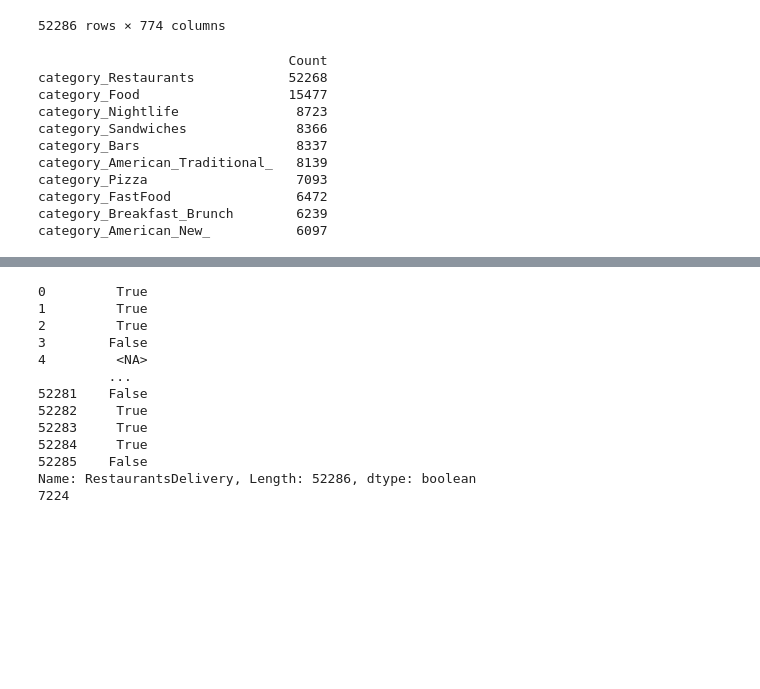
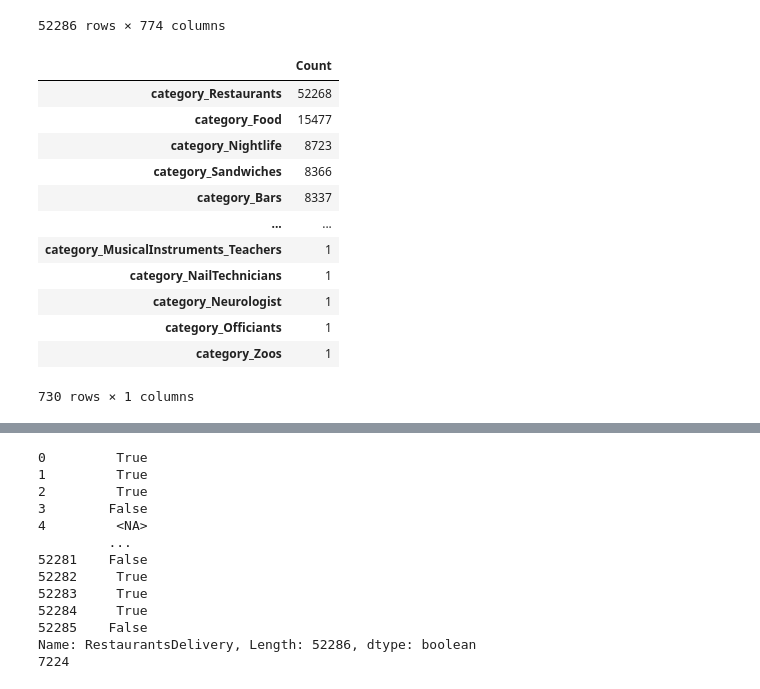
Before and after one commit to onesummer123/c2s4_BDAO_Project, a Jupyter notebook: big_data_ima_clean_table_2.ipynb, the cells around one changed output, grey strips where cells are left out. Cells and saved outputs as stored; diff of their text form; code cells hidden in the pictures; blank space fills up the shorter version.

```diff
--- a/big_data_ima_clean_table_2.ipynb
+++ b/big_data_ima_clean_table_2.ipynb
@@ -65,22 +65,24 @@ restaurant_df
 # %%
 category_columns = [col for col in restaurant_df.columns if col.startswith('category_')]
 category_counts = restaurant_df[category_columns].sum()
 category_counts_df = category_counts.to_frame(name='Count')
 sorted_category_counts_df = category_counts_df.sort_values(by='Count', ascending=False)
 top_ten_category_counts = sorted_category_counts_df.head(10)
-print(top_ten_category_counts)
+sorted_category_counts_df
 # %% [output]
+|  | Count |
+| category_Restaurants | 52268 |
+| category_Food | 15477 |
+| category_Nightlife | 8723 |
+| category_Sandwiches | 8366 |
+| category_Bars | 8337 |
+| ... | ... |
+| category_MusicalInstruments_Teachers | 1 |
+| category_NailTechnicians | 1 |
+| category_Neurologist | 1 |
+| category_Officiants | 1 |
+| category_Zoos | 1 |
-                                Count
-category_Restaurants            52268
-category_Food                   15477
-category_Nightlife               8723
-category_Sandwiches              8366
-category_Bars                    8337
-category_American_Traditional_   8139
-category_Pizza                   7093
-category_FastFood                6472
-category_Breakfast_Brunch        6239
-category_American_New_           6097
+730 rows × 1 columns
 # %%
 retain_categories = [
     'category_Restaurants', 'category_Food', 'category_Nightlife',
```
Also changed, not shown: parts of 6 cells of this notebook.
